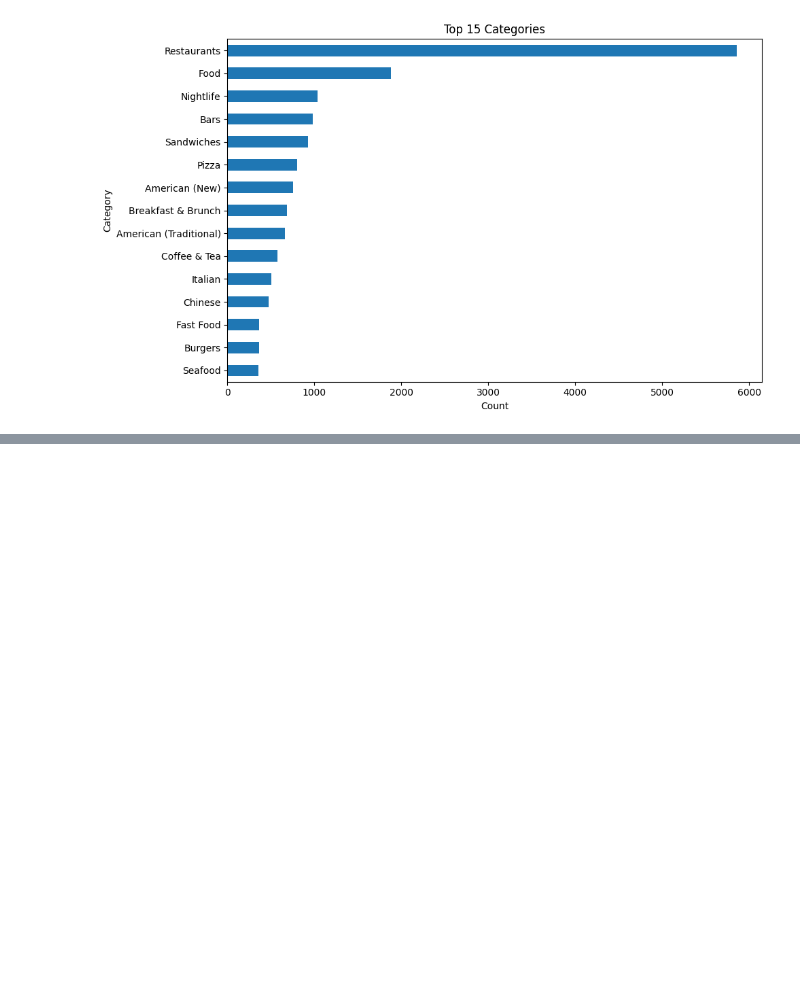
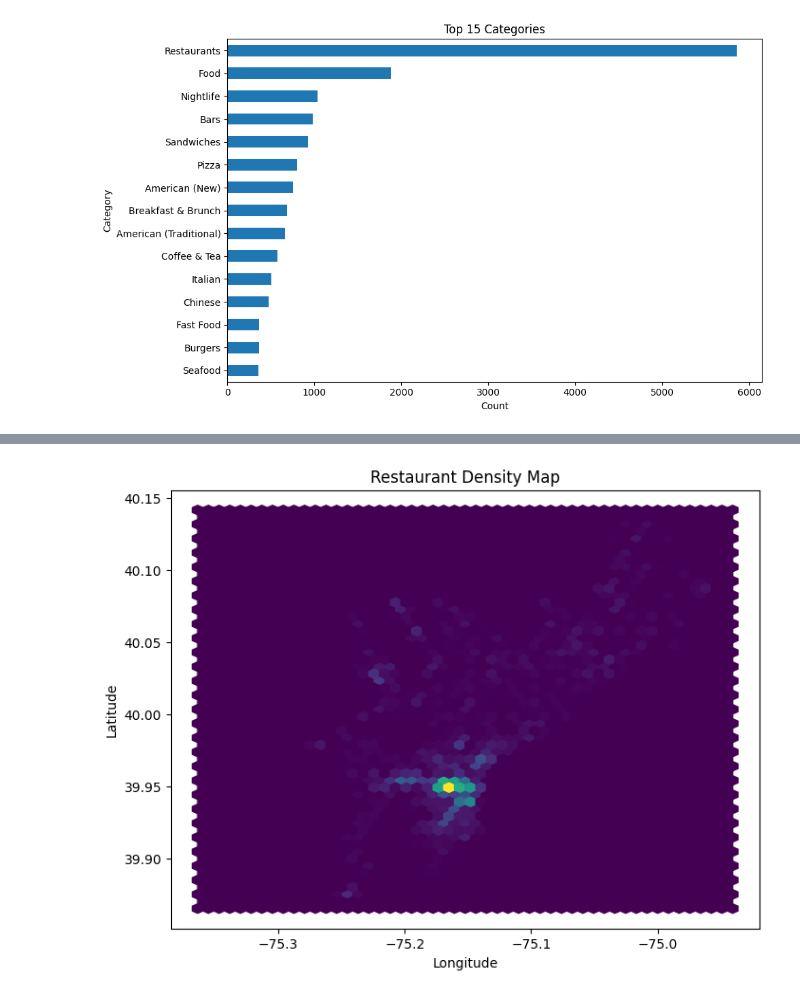
Before and after one commit to Gul-Nayab/restaurant-recommendar-ranker, a Jupyter notebook: src/data/visualize_data.ipynb, the cells around one changed output, grey strips where cells are left out. Saved outputs shown, nothing was run; the diff lists cells and outputs as text; code cells hidden in the pictures; blank space fills up the shorter version.

```diff
--- a/src/data/visualize_data.ipynb
+++ b/src/data/visualize_data.ipynb
@@ -85,0 +123,9 @@ plot_top_categories(df)
+# %%
+plt.figure(figsize=(8,6))
+plt.hexbin(df["longitude"], df["latitude"], gridsize=50)
+plt.title("Restaurant Density Map")
+plt.xlabel("Longitude")
+plt.ylabel("Latitude")
+plt.show()
+# %% [output]
+[figure, added]
```
Also changed, not shown: parts of 6 cells of this notebook.
